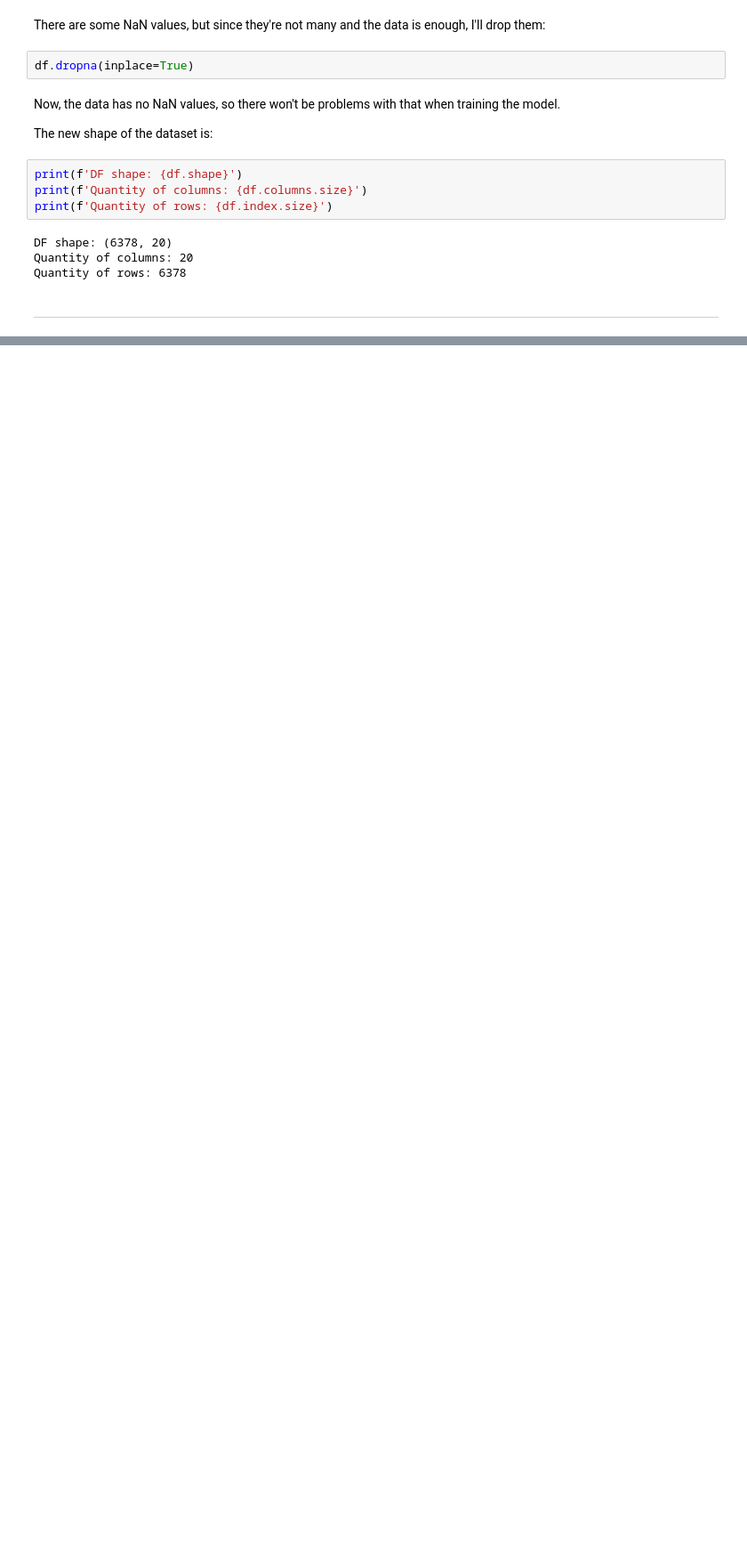
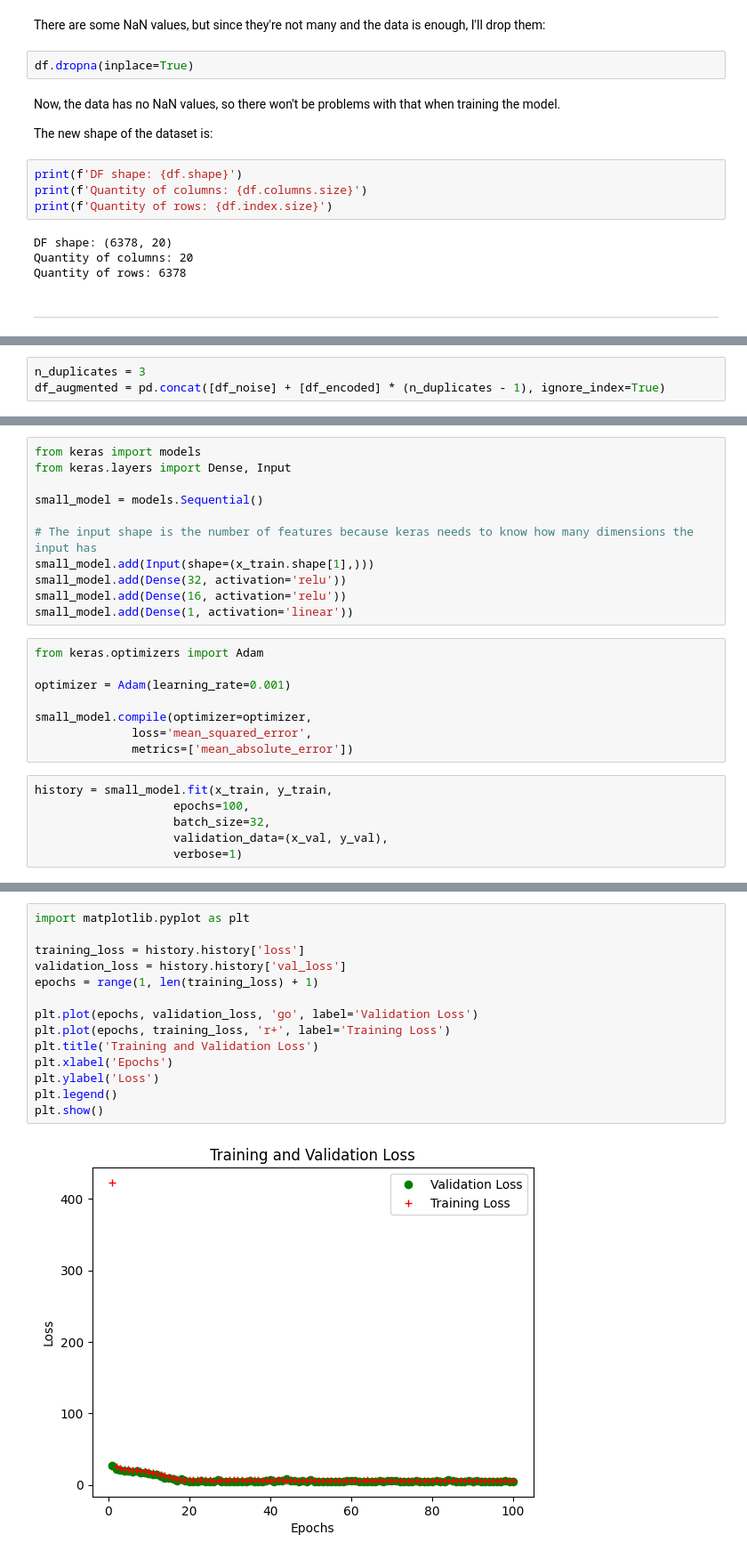
Before and after one commit to yuluka/student_performance_keras_NN, a Jupyter notebook: keras_NN.ipynb, the cells around one changed output, grey strips where cells are left out. Shown: that part at 89% size. Cells and saved outputs as stored; diff of their text form; blank space fills up the shorter version.

```diff
--- a/keras_NN.ipynb
+++ b/keras_NN.ipynb
@@ -154,0 +235,3 @@ Quantity of rows: 6378
+# %%
+n_duplicates = 3
+df_augmented = pd.concat([df_noise] + [df_encoded] * (n_duplicates - 1), ignore_index=True)
@@ -154,0 +378,25 @@ Quantity of rows: 6378
+# %%
+from keras import models
+from keras.layers import Dense, Input
+
+small_model = models.Sequential()
+
+# The input shape is the number of features because keras needs to know how many dimensions the input has
+small_model.add(Input(shape=(x_train.shape[1],)))
+small_model.add(Dense(32, activation='relu'))
+small_model.add(Dense(16, activation='relu'))
+small_model.add(Dense(1, activation='linear'))
+# %%
+from keras.optimizers import Adam
+
+optimizer = Adam(learning_rate=0.001)
+
+small_model.compile(optimizer=optimizer,
+              loss='mean_squared_error',
+              metrics=['mean_absolute_error'])
+# %%
+history = small_model.fit(x_train, y_train,
+                    epochs=100,
+                    batch_size=32,
+                    validation_data=(x_val, y_val),
+                    verbose=1)
@@ -154,0 +423,16 @@ Quantity of rows: 6378
+# %%
+import matplotlib.pyplot as plt
+
+training_loss = history.history['loss']
+validation_loss = history.history['val_loss']
+epochs = range(1, len(training_loss) + 1)
+
+plt.plot(epochs, validation_loss, 'go', label='Validation Loss')
+plt.plot(epochs, training_loss, 'r+', label='Training Loss')
+plt.title('Training and Validation Loss')
+plt.xlabel('Epochs')
+plt.ylabel('Loss')
+plt.legend()
+plt.show()
+# %% [output]
+[figure, added]
```
Also changed, not shown: parts of 47 cells of this notebook, 1 other file.
